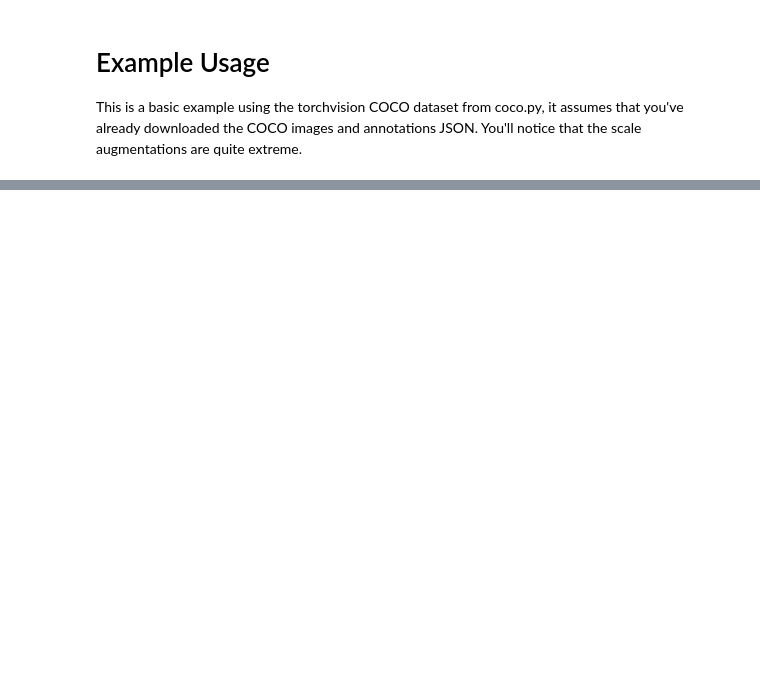
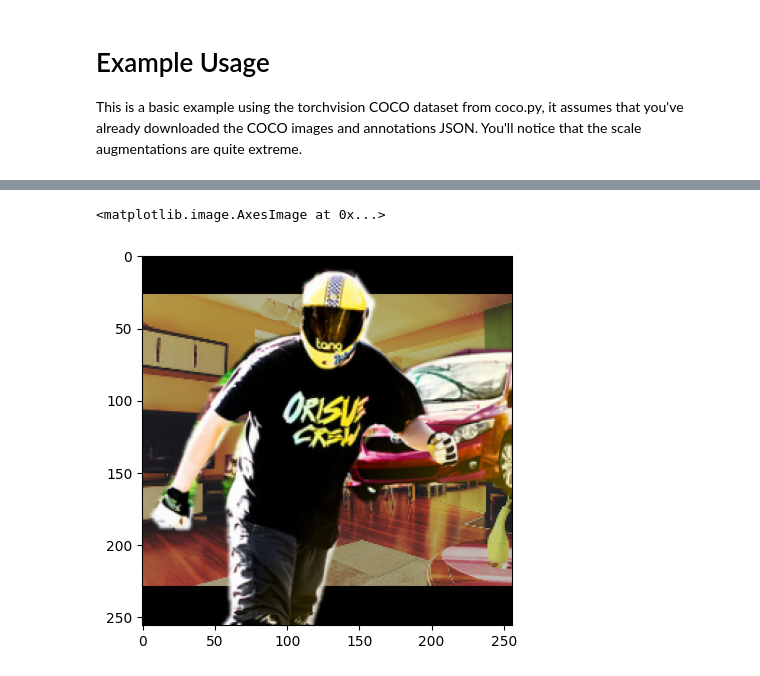
Before and after one commit to JensPars/ADLCV, a Jupyter notebook: simple_copy_paste/example.ipynb, the cells around one changed output, grey strips where cells are left out. Cells and saved outputs as stored; diff of their text form; code cells hidden in the pictures; blank space fills up the shorter version.

```diff
--- a/simple_copy_paste/example.ipynb
+++ b/simple_copy_paste/example.ipynb
@@ -43,0 +72,5 @@ index created!
+# %%
+plt.imshow(next_batch[0][0].permute(1, 2, 0) / 255)
+# %% [output]
+<matplotlib.image.AxesImage at 0x...>
+[figure, added]
```
Also changed, not shown: parts of 11 cells of this notebook, 7 other files.
